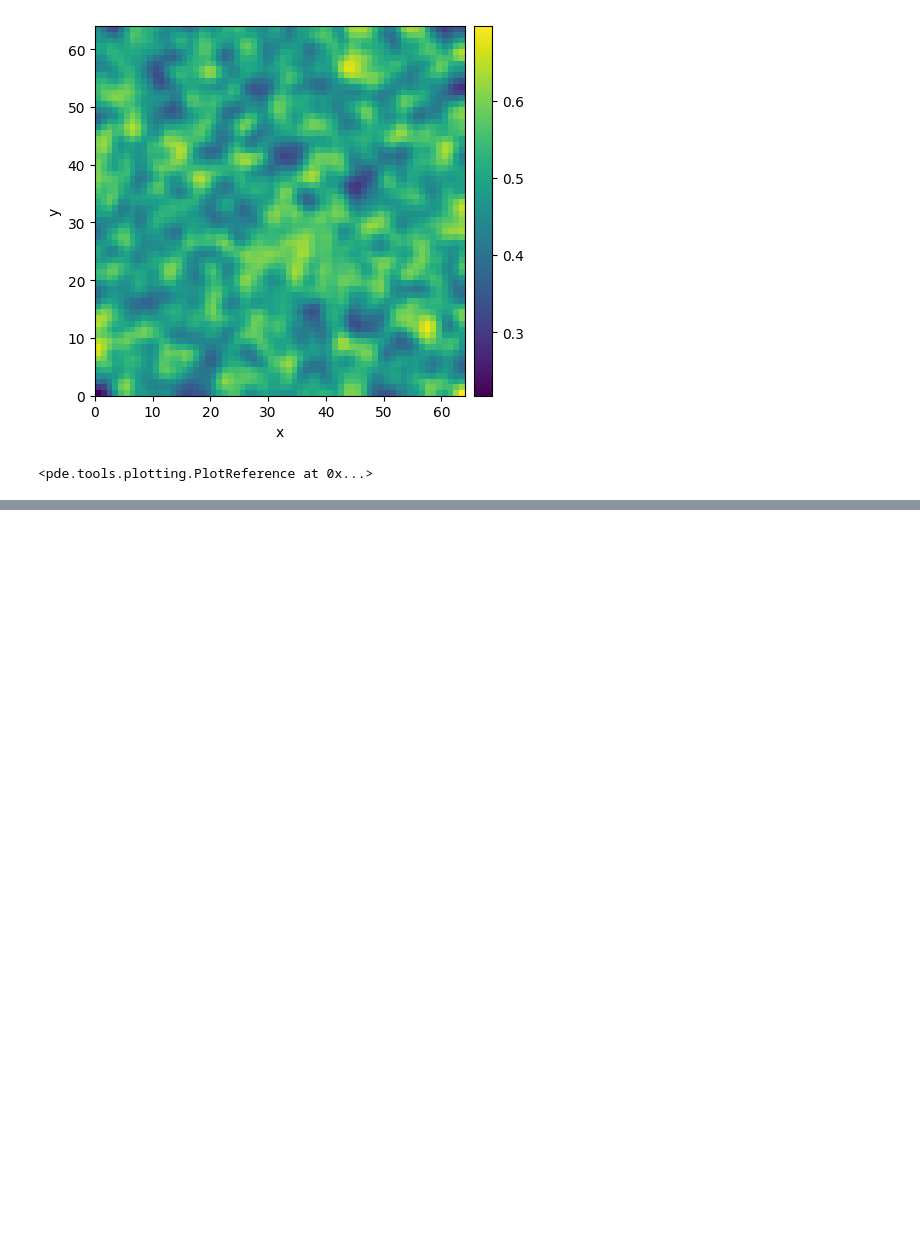
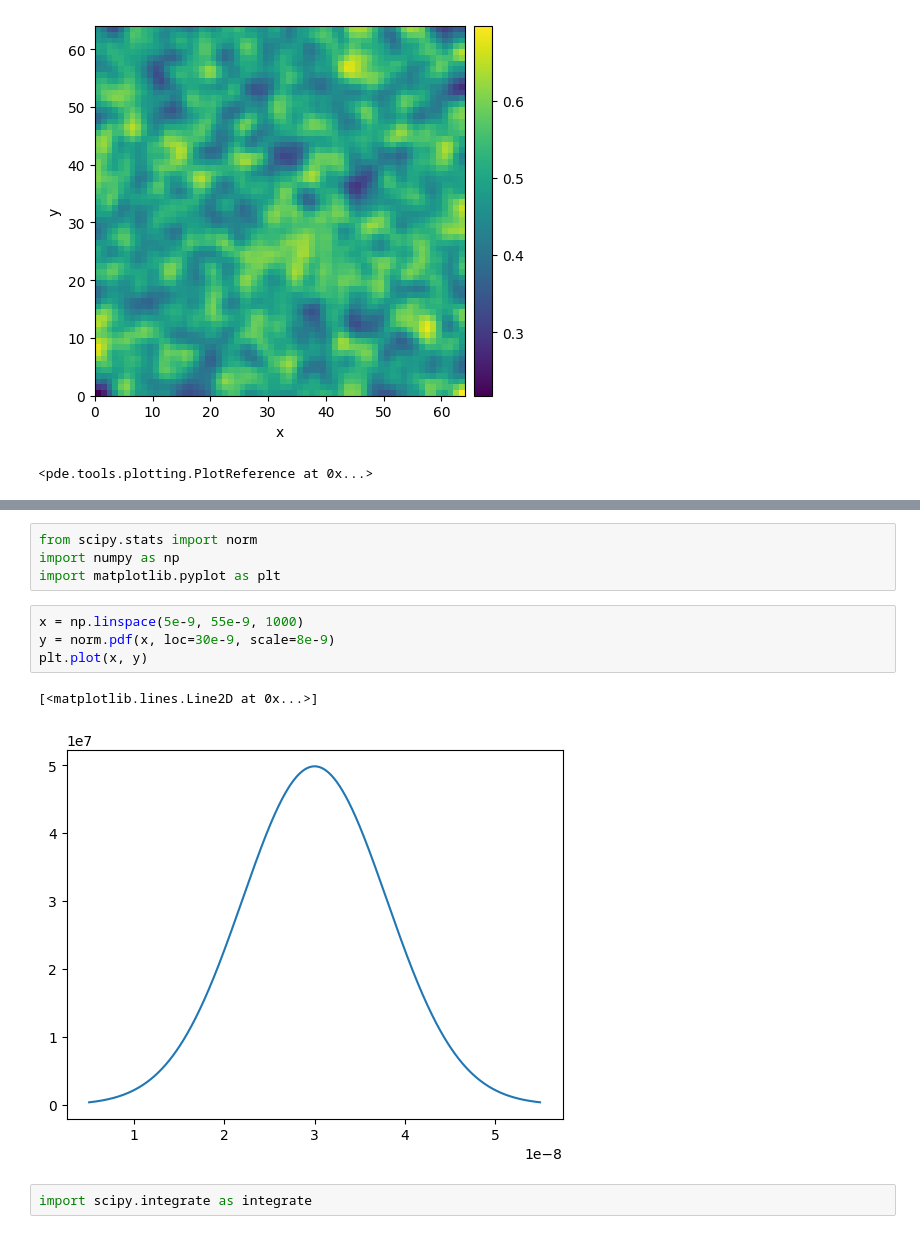
Before and after one commit to Nik0k01/Krystalizaccja-Caco3, a Jupyter notebook: krystalizacja.ipynb, the cells around one changed output, grey strips where cells are left out. Cells and saved outputs as stored; diff of their text form; blank space fills up the shorter version.

```diff
--- a/krystalizacja.ipynb
+++ b/krystalizacja.ipynb
@@ -33,0 +55,13 @@ result.plot()
+# %%
+from scipy.stats import norm
+import numpy as np
+import matplotlib.pyplot as plt
+# %%
+x = np.linspace(5e-9, 55e-9, 1000)
+y = norm.pdf(x, loc=30e-9, scale=8e-9)
+plt.plot(x, y)
+# %% [output]
+[<matplotlib.lines.Line2D at 0x...>]
+[figure, added]
+# %%
+import scipy.integrate as integrate
```
Also changed, not shown: parts of 6 cells of this notebook, 2 other files.
